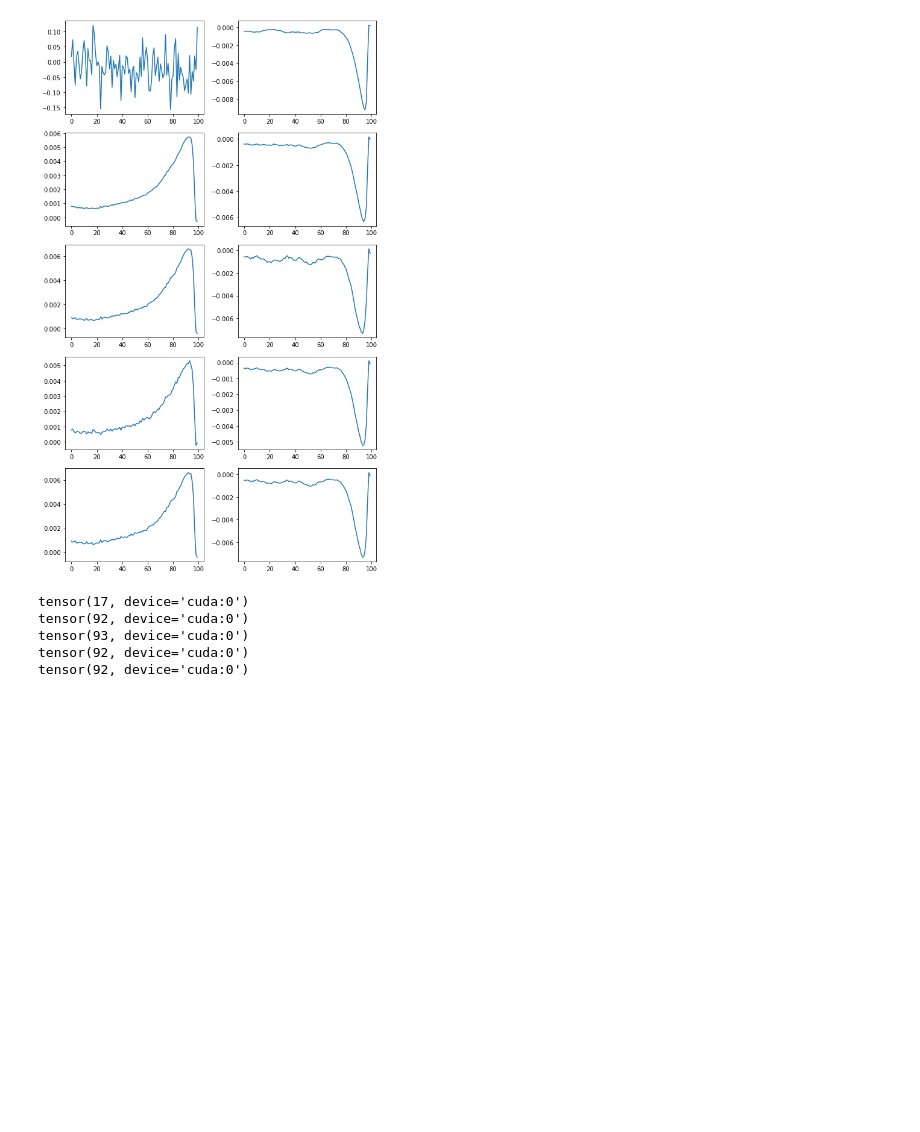
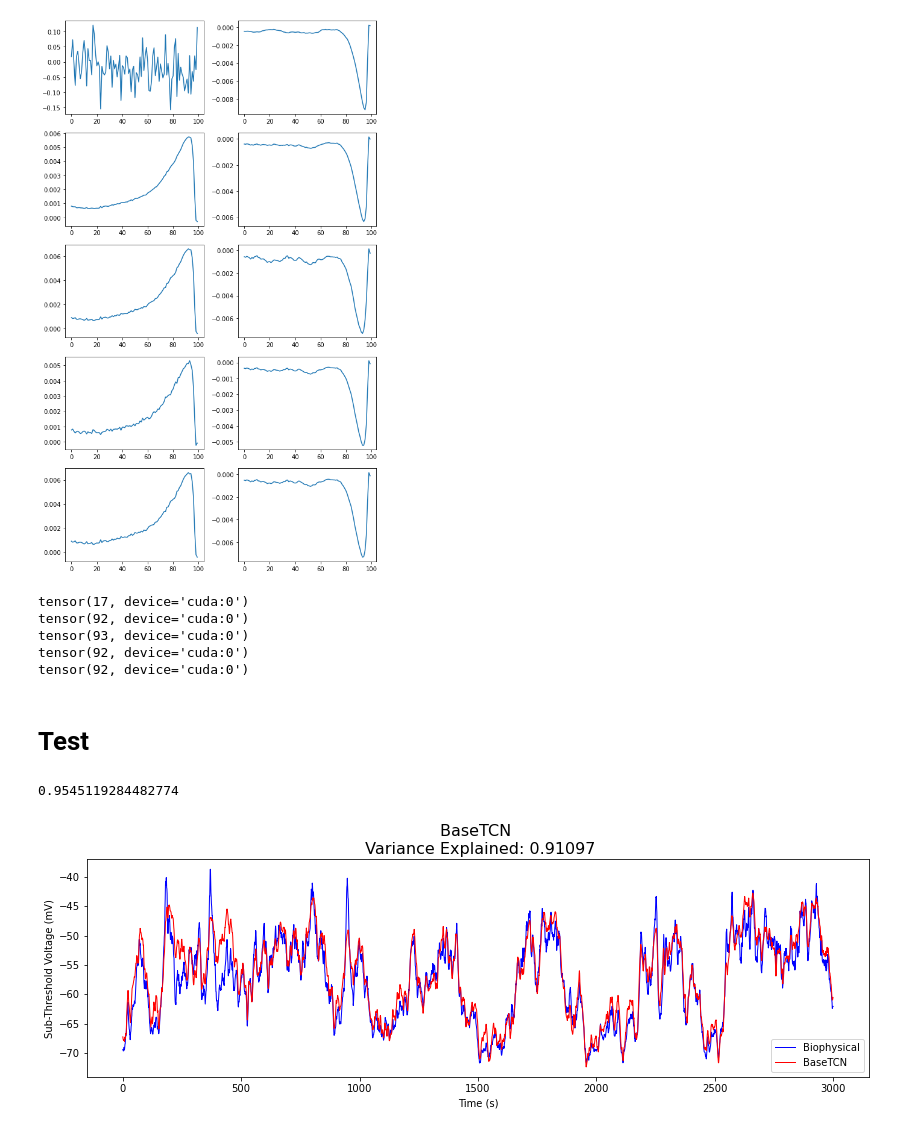
Before and after one commit to yjkimnada/cambridge, a Jupyter notebook: TCN/base_hTCN_fit.ipynb, the cells around one changed output. Drawn from its saved outputs; the diff is of its cells as text; code cells hidden in the pictures; blank space fills up the shorter version.

```diff
--- a/TCN/base_hTCN_fit.ipynb
+++ b/TCN/base_hTCN_fit.ipynb
@@ -220,3 +220,51 @@ tensor(92, device='cuda:0')
 tensor(93, device='cuda:0')
 tensor(92, device='cuda:0')
 tensor(92, device='cuda:0')
+# %% [markdown]
+# Test
+# %%
+model = base_hTCN(C_den.cuda(), C_syn_e.cuda(), C_syn_i.cuda(), T_no, M_no, B_no)
+
+model.load_state_dict(torch.load("/media/hdd01/sklee/tcn/baseTCN_L23_sub5_b4_i34400.pt"))
+model = model.float().to("cuda")
+
+V_ref = np.load("/media/hdd01/sklee/tcn/L23_inputs/vdata_NMDA_ApN0.5_13_Adend_r0_o2_i2_g_b4.npy").flatten()[:]
+
+test_V_ref = V_ref[train_T:train_T+test_T]
+# %%
+E_neural = np.load("/media/hdd01/sklee/tcn/L23_inputs/Espikes_NMDA_ApN0.5_13_Adend_r0_o2_i2_g_b4_neural.npy")
+I_neural = np.load("/media/hdd01/sklee/tcn/L23_inputs/Ispikes_NMDA_ApN0.5_13_Adend_r0_o2_i2_g_b4_neural.npy")
+
+test_S_E = E_neural[train_T:train_T+test_T]
+test_S_I = I_neural[train_T:train_T+test_T]
+
+test_S_E = torch.from_numpy(test_S_E).float().cuda()
+test_S_I = torch.from_numpy(test_S_I).float().cuda()
+
+test_V_final = model(test_S_E, test_S_I)
+
+test_V_final = test_V_final.cpu().detach().numpy()
+# %%
+plt.figure(figsize = (14,4))
+plt.plot(test_V_ref[5000:8000], label="Biophysical", c="blue", linewidth=1)
+plt.plot(test_V_final[5000:8000]-21,label="BaseTCN", c="red", linewidth=1)
+print(np.corrcoef(test_V_ref, test_V_final)[0][1])
+
+
+test_score = metrics.explained_variance_score(y_true=test_V_ref,
+                                                      y_pred=test_V_final,
+                                                      multioutput='uniform_average')
+
+plt.title("BaseTCN \n Variance Explained: " + str(round(test_score, 5)), fontsize = 16)
+#plt.xticks(np.arange(0,8001,1000),[0,1,2,3,4,5,6,7,8])
+#plt.xticks(np.arange(0,4001,1000),[0,1,2,3,4])
+plt.xlabel("Time (s)")
+plt.ylabel("Sub-Threshold Voltage (mV)")
+plt.legend()
+#plt.show()
+
+
+plt.savefig("/media/hdd01/sklee/tcn/BaseTCN_L23_sub5_b4.png", dpi=150, bbox_inches='tight')#
+# %% [output]
+0.9545119284482774
+[figure, added]
```
Also changed, not shown: parts of 7 cells of this notebook, 9 other files.
